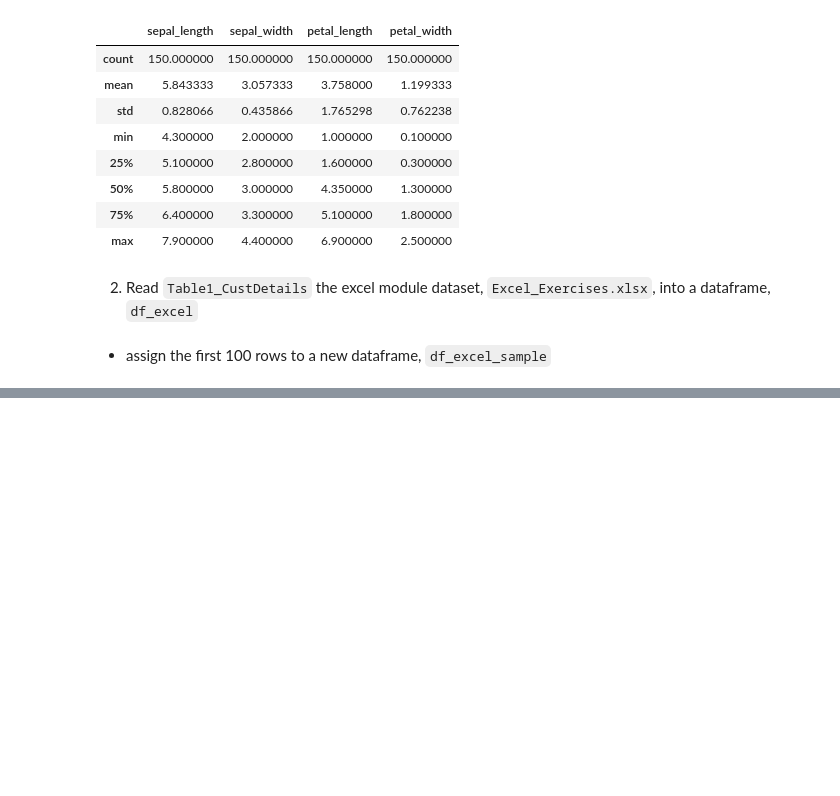
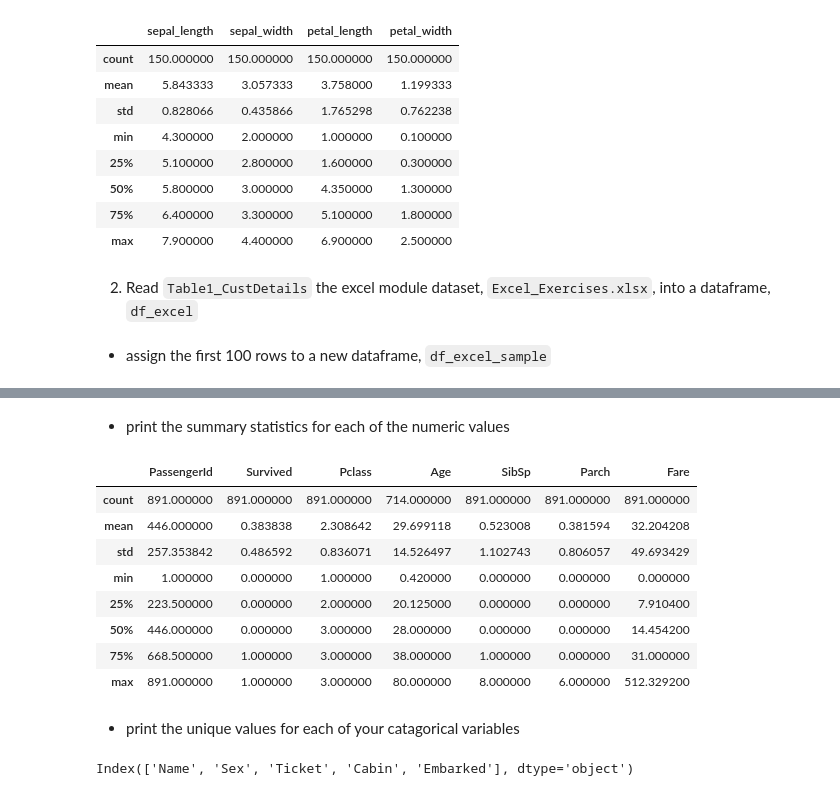
Before and after one commit to SaraPena/ds-methodologies-exercises, a Jupyter notebook: classification/classification_exercises.ipynb, the cells around one changed output, grey strips where cells are left out. Cells and saved outputs as stored; diff of their text form; code cells hidden in the pictures; blank space fills up the shorter version.

```diff
--- a/classification/classification_exercises.ipynb
+++ b/classification/classification_exercises.ipynb
@@ -75,0 +136,7 @@ df_excel = get_custdetails_data()
+# %%
+def get_train_data():
+    sheet_url = 'https://docs.google.com/spreadsheets/d/1Uhtml8KY19LILuZsrDtlsHHDC9wuDGUSe8LTEwvdI5g/edit#gid=341089357'
+    csv_export_url = sheet_url.replace('/edit#gid=', '/export?format=csv&gid=')
+    return pd.read_csv(csv_export_url)
+# %%
+df_google = get_train_data()
@@ -75,0 +184,20 @@ df_excel = get_custdetails_data()
+# %% [markdown]
+- print the summary statistics for each of the numeric values
+# %%
+df_google.describe()
+# %% [output]
+|  | PassengerId | Survived | Pclass | Age | SibSp | Parch | Fare |
+| count | 891.000000 | 891.000000 | 891.000000 | 714.000000 | 891.000000 | 891.000000 | 891.000000 |
+| mean | 446.000000 | 0.383838 | 2.308642 | 29.699118 | 0.523008 | 0.381594 | 32.204208 |
+| std | 257.353842 | 0.486592 | 0.836071 | 14.526497 | 1.102743 | 0.806057 | 49.693429 |
+| min | 1.000000 | 0.000000 | 1.000000 | 0.420000 | 0.000000 | 0.000000 | 0.000000 |
+| 25% | 223.500000 | 0.000000 | 2.000000 | 20.125000 | 0.000000 | 0.000000 | 7.910400 |
+| 50% | 446.000000 | 0.000000 | 3.000000 | 28.000000 | 0.000000 | 0.000000 | 14.454200 |
+| 75% | 668.500000 | 1.000000 | 3.000000 | 38.000000 | 1.000000 | 0.000000 | 31.000000 |
+| max | 891.000000 | 1.000000 | 3.000000 | 80.000000 | 8.000000 | 6.000000 | 512.329200 |
+# %% [markdown]
+- print the unique values for each of your catagorical variables
+# %%
+df_google.select_dtypes(object).columns
+# %% [output]
+Index(['Name', 'Sex', 'Ticket', 'Cabin', 'Embarked'], dtype='object')
```
Also changed, not shown: parts of 22 cells of this notebook.
